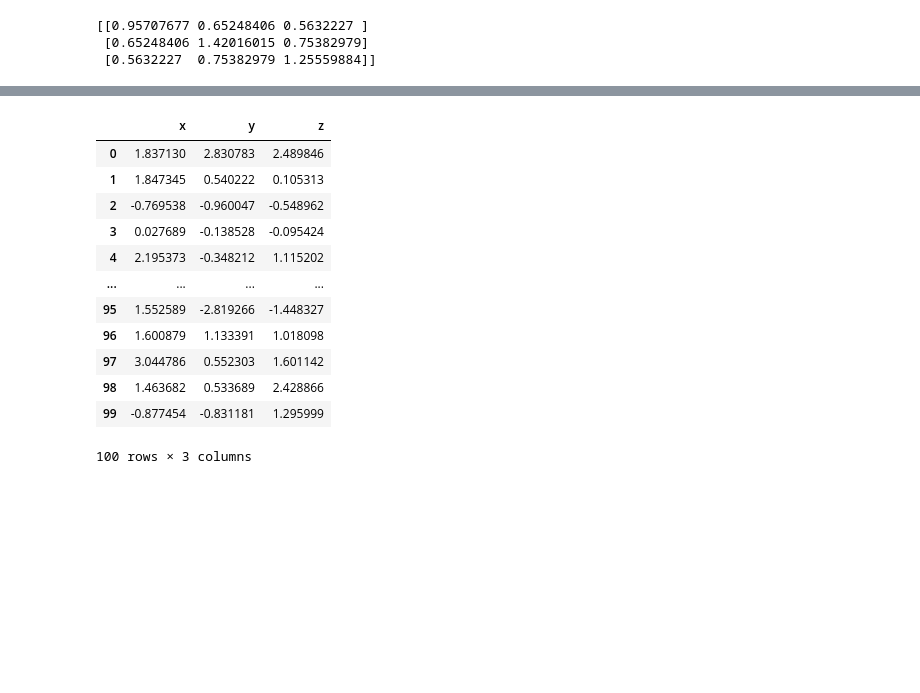
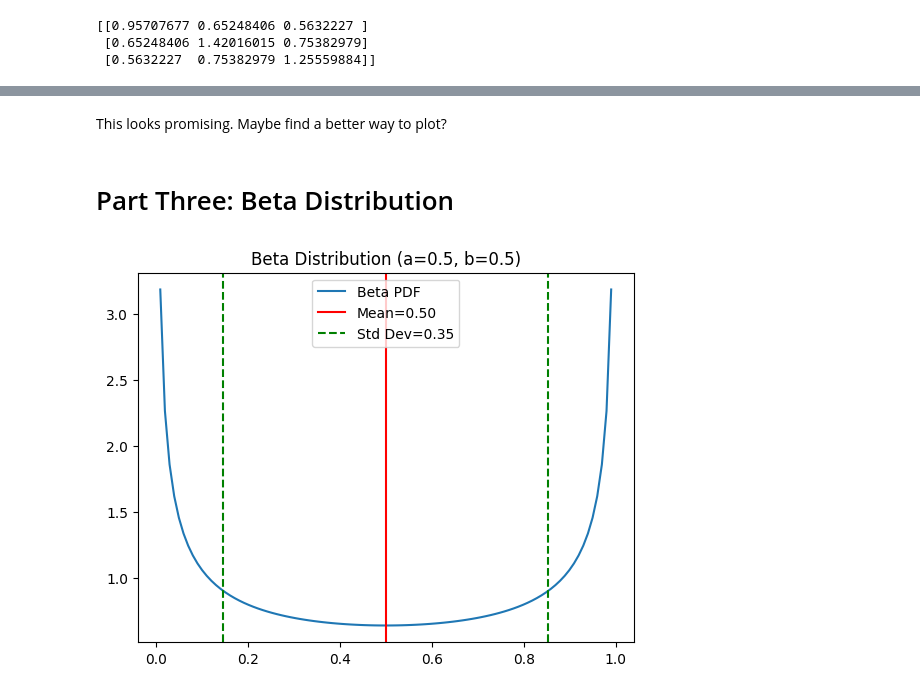
Before and after one commit to bjoernellens1/ML_course, a Jupyter notebook: assignment 3/assignment3_ellensohn.ipynb, the cells around one changed output, grey strips where cells are left out. Drawn from its saved outputs; the diff is of its cells as text; code cells hidden in the pictures; blank space fills up the shorter version.

```diff
--- a/assignment 3/assignment3_ellensohn.ipynb
+++ b/assignment 3/assignment3_ellensohn.ipynb
@@ -386,16 +414,4 @@ array([[ 1.11689722, -1.29678225,  0.62134096],
-# %%
-gd.data
-# %% [output]
-|  | x | y | z |
-| 0 | 1.837130 | 2.830783 | 2.489846 |
-| 1 | 1.847345 | 0.540222 | 0.105313 |
-| 2 | -0.769538 | -0.960047 | -0.548962 |
-| 3 | 0.027689 | -0.138528 | -0.095424 |
-| 4 | 2.195373 | -0.348212 | 1.115202 |
-| ... | ... | ... | ... |
-| 95 | 1.552589 | -2.819266 | -1.448327 |
-| 96 | 1.600879 | 1.133391 | 1.018098 |
-| 97 | 3.044786 | 0.552303 | 1.601142 |
-| 98 | 1.463682 | 0.533689 | 2.428866 |
-| 99 | -0.877454 | -0.831181 | 1.295999 |
-100 rows × 3 columns
+# %% [markdown]
+This looks promising. Maybe find a better way to plot?
+# %% [markdown]
+# Part Three: Beta Distribution
@@ -401,0 +509,6 @@ gd.data
+# %%
+bt = BetaDistribution(0.5,0.5)
+bt.import_data('MGD.csv')
+bt.visualize(bt.data)
+# %% [output]
+[figure, added]
```
Also changed, not shown: parts of 8 cells of this notebook.
